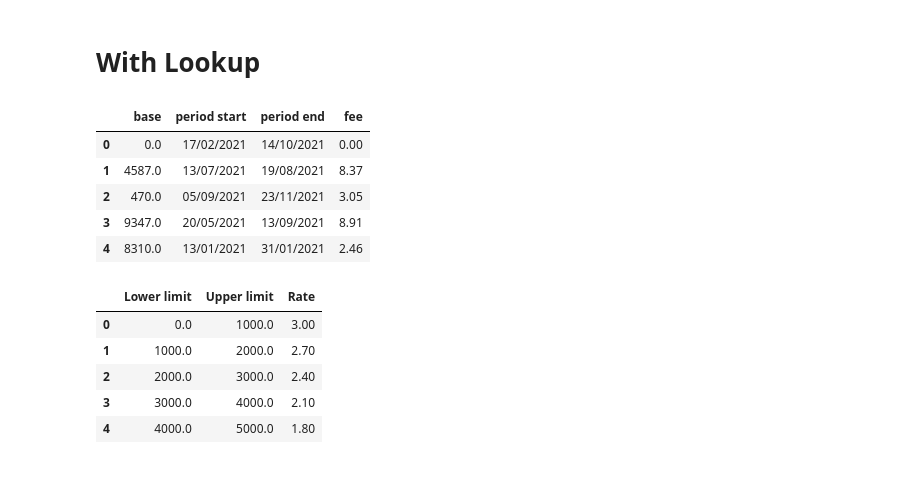
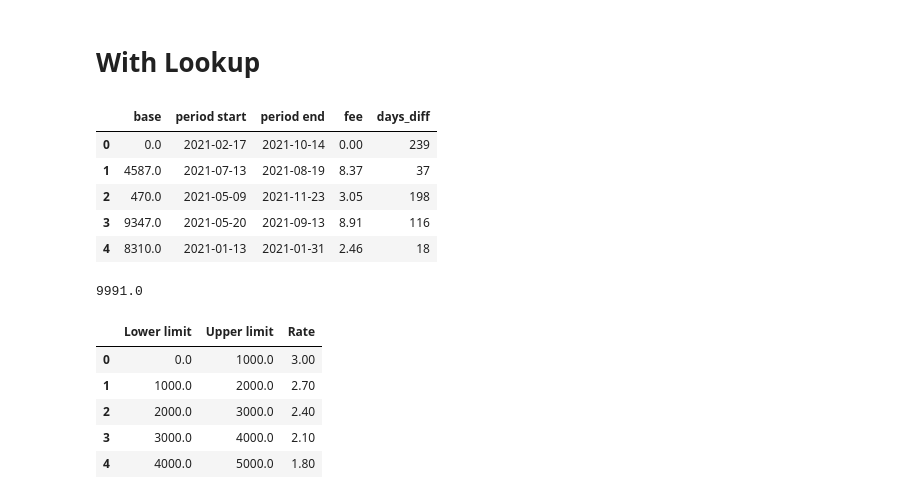
Before and after one commit to anjandash/octo-plus, a Jupyter notebook: polynomial.ipynb, the cells around one changed output. Cells and saved outputs as stored; diff of their text form; code cells hidden in the pictures.

```diff
--- a/polynomial.ipynb
+++ b/polynomial.ipynb
@@ -240,19 +248,26 @@ rmse random forest =  12.983731595342045
 # With Lookup
 # %%
 df = pd.read_csv('with_lookup.csv', sep=';')
+df['period start'] = pd.to_datetime(df['period start'])
+df['period end'] = pd.to_datetime(df['period end'])
 df = df[['base', 'period start', 'period end', 'fee']]
 df = df.replace(regex=[','],value='.')
 df = df.dropna()
 df['base'] = pd.to_numeric(df['base'])
 df['fee'] = pd.to_numeric(df['fee'])
+df['days_diff'] = (df['period end'] - df['period start']).dt.days
 df.head()
 # %% [output]
-|  | base | period start | period end | fee |
-| 0 | 0.0 | 17/02/2021 | 14/10/2021 | 0.00 |
-| 1 | 4587.0 | 13/07/2021 | 19/08/2021 | 8.37 |
-| 2 | 470.0 | 05/09/2021 | 23/11/2021 | 3.05 |
-| 3 | 9347.0 | 20/05/2021 | 13/09/2021 | 8.91 |
-| 4 | 8310.0 | 13/01/2021 | 31/01/2021 | 2.46 |
+|  | base | period start | period end | fee | days_diff |
+| 0 | 0.0 | 2021-02-17 | 2021-10-14 | 0.00 | 239 |
+| 1 | 4587.0 | 2021-07-13 | 2021-08-19 | 8.37 | 37 |
+| 2 | 470.0 | 2021-05-09 | 2021-11-23 | 3.05 | 198 |
+| 3 | 9347.0 | 2021-05-20 | 2021-09-13 | 8.91 | 116 |
+| 4 | 8310.0 | 2021-01-13 | 2021-01-31 | 2.46 | 18 |
+# %%
+df['base'].max()
+# %% [output]
+9991.0
 # %%
 df2 = pd.read_csv('with_lookup_rates.csv', sep=';')
 df2 = df2[['Lower limit', 'Upper limit', 'Rate']]
```
Also changed, not shown: parts of 16 cells of this notebook.
